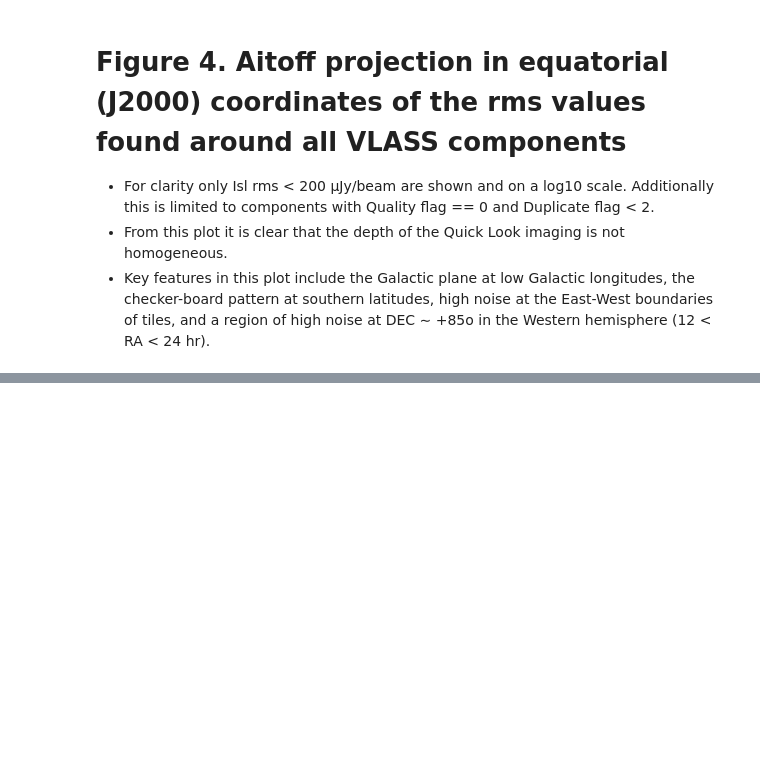
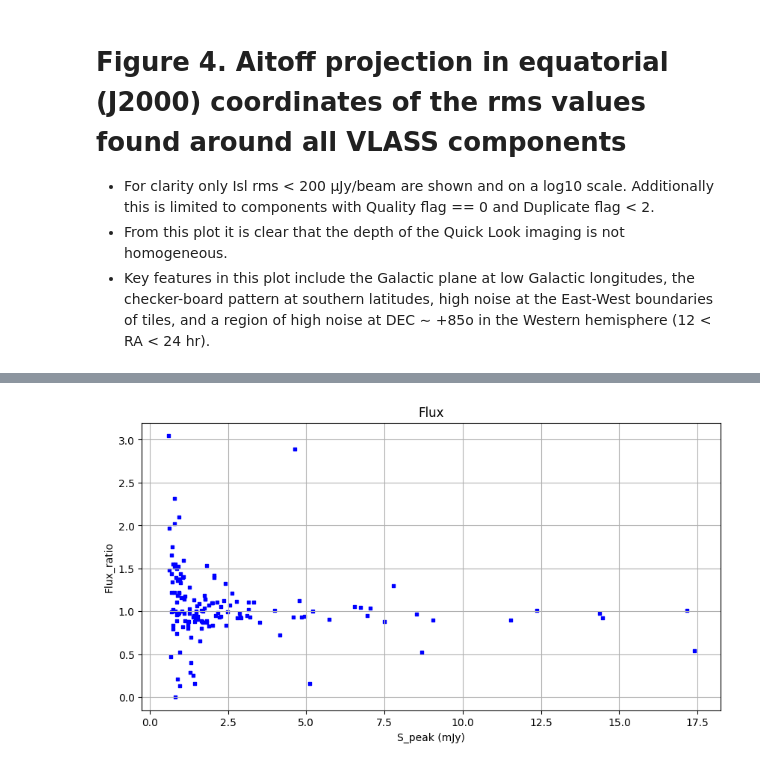
Before and after one commit to Darkandpure/Data-mining-for-transients-, a Jupyter notebook: Data_read.ipynb, the cells around one changed output, grey strips where cells are left out. Cells and saved outputs as stored; diff of their text form; code cells hidden in the pictures; blank space fills up the shorter version.

```diff
--- a/Data_read.ipynb
+++ b/Data_read.ipynb
@@ -167,0 +202,7 @@ hemisphere (12 < RA < 24 hr).
+# %%
+S_vlass = vc["Total_flux"]*10**3
+# %%
+s_cosmos = cv["Flux"]
+# %%
+Flux_ratio = S_vlass/s_cosmos
+Flux_ratio.value_counts()
@@ -167,0 +222,16 @@ hemisphere (12 < RA < 24 hr).
+# %%
+S_peak = vc["Peak_flux"]
+# %%
+import matplotlib.pyplot as plt
+
+# Create a scatter plot of the Right Ascension (RA) and Declination (DEC)
+plt.figure(figsize=(10, 5))
+plt.scatter(S_peak, Flux_ratio, s=5, color='blue', marker='s')  # Use marker='s' for square markers
+ # Invert the x-axis to match the sky view
+plt.grid(True)  # Add a grid
+plt.title('Flux')
+plt.xlabel('S_peak (mJy)')
+plt.ylabel('Flux_ratio')
+plt.show()
+# %% [output]
+[figure, added]
```
Also changed, not shown: parts of 10 cells of this notebook.
